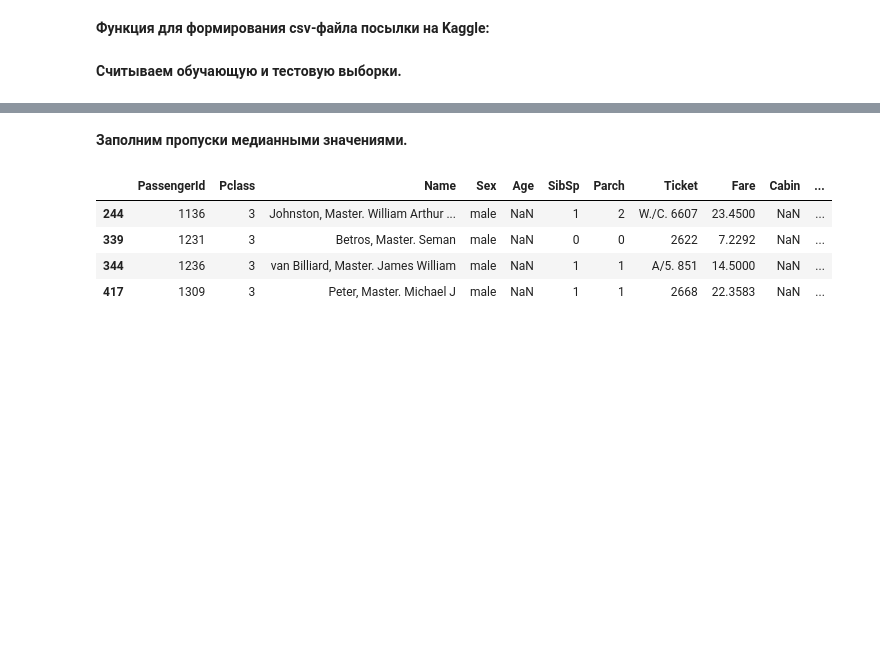
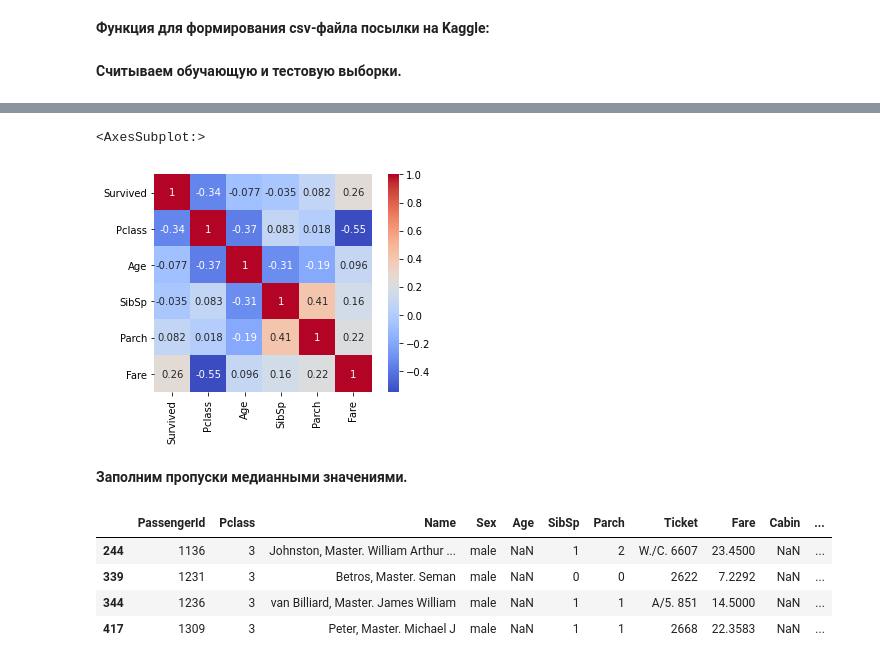
Before and after one commit to vladimirnesterov/mlcourse.ai_my_solutions, a Jupyter notebook: jupyter_russian/topic03_decision_trees_knn/lesson3_practice_trees_titanic.ipynb, the cells around one changed output, grey strips where cells are left out. Saved outputs shown, nothing was run; the diff lists cells and outputs as text; code cells hidden in the pictures; blank space fills up the shorter version.

```diff
--- a/jupyter_russian/topic03_decision_trees_knn/lesson3_practice_trees_titanic.ipynb
+++ b/jupyter_russian/topic03_decision_trees_knn/lesson3_practice_trees_titanic.ipynb
@@ -88,3 +109,9 @@ test_df.describe(include="all")
+# %%
+corr_matrix = train_df.drop(['PassengerId'], axis=1).corr()
+sns.heatmap(corr_matrix, annot=True, square=True, cmap='coolwarm', annot_kws={'size': 10})
+# %% [output]
+<AxesSubplot:>
+[figure, added]
 # %% [markdown]
 **Заполним пропуски медианными значениями.**
 # %%
```
Also changed, not shown: parts of 12 cells of this notebook.
